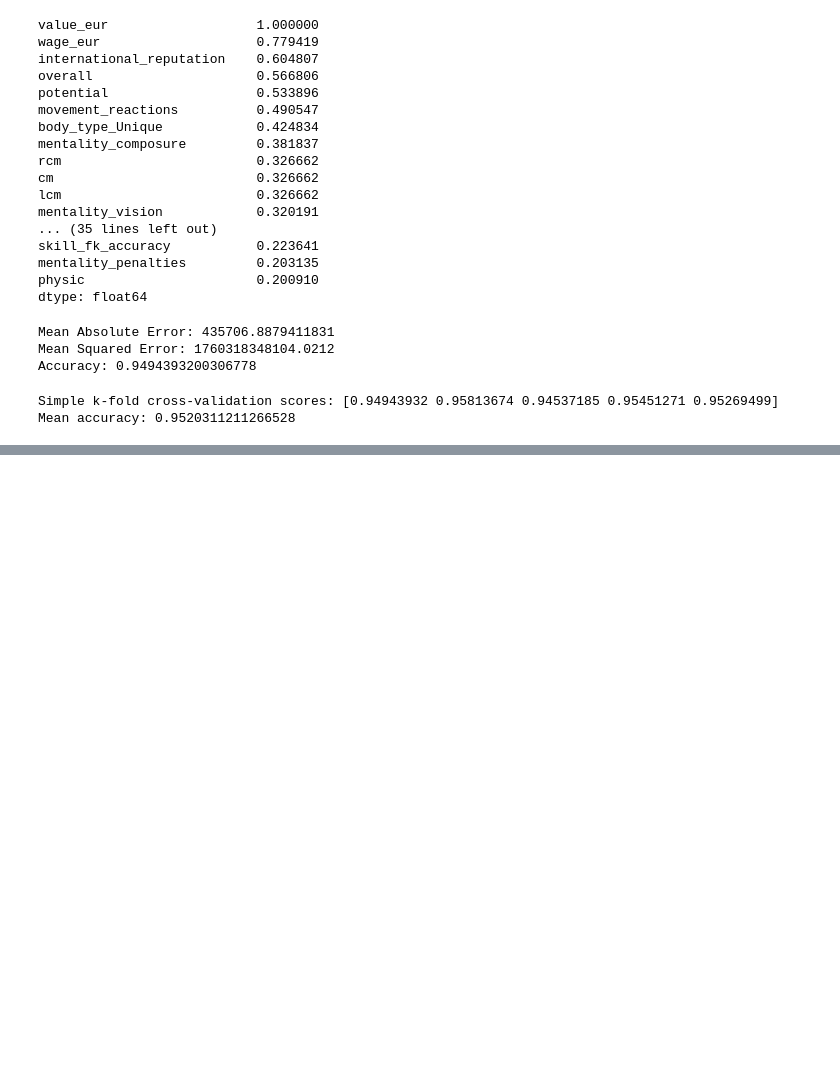
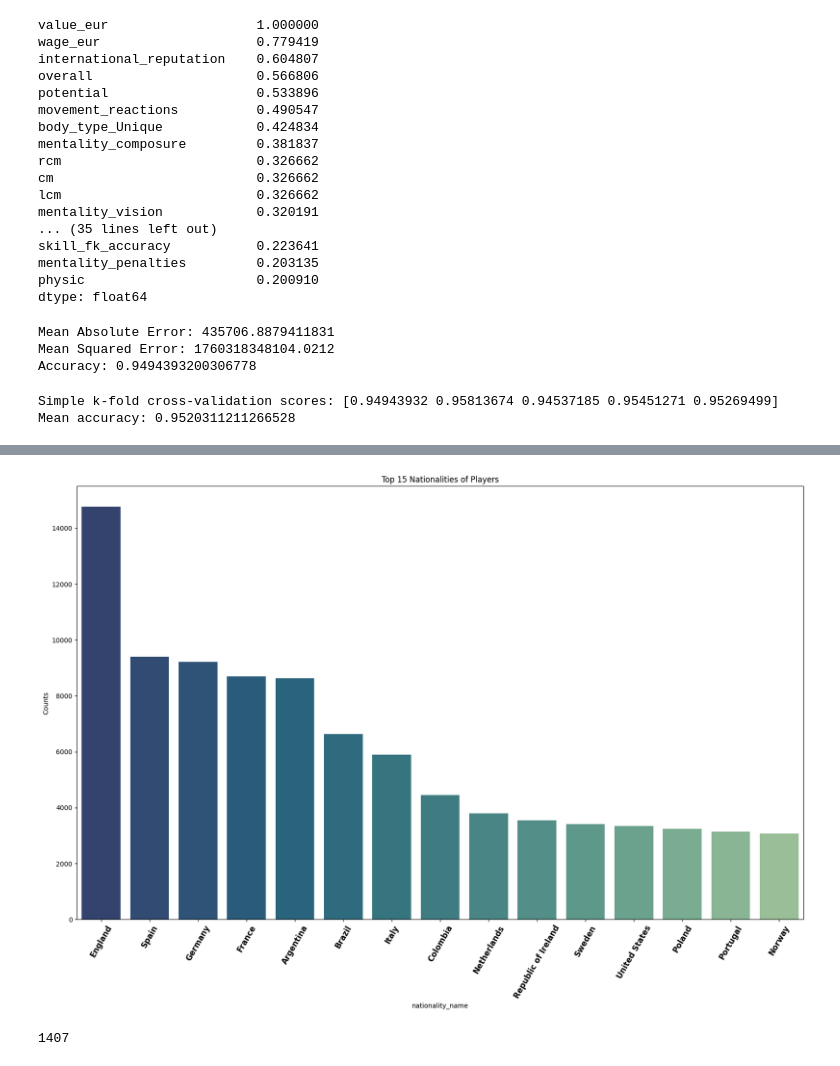
Before and after one commit to AliHashish/FIFA_Players_Analysis, a Jupyter notebook: BigData.ipynb, the cells around one changed output, grey strips where cells are left out. Drawn from its saved outputs; the diff is of its cells as text; code cells hidden in the pictures; blank space fills up the shorter version.

```diff
--- a/BigData.ipynb
+++ b/BigData.ipynb
@@ -557,0 +710,16 @@ print("Confusion Matrix:", conf_matrix)
+# %%
+nat_cnt=df.groupby('nationality_name').apply(lambda x:x['short_name'].count()).reset_index(name='Counts')
+nat_cnt.sort_values(by='Counts',ascending=False,inplace=True)
+top_15_nat_cnt=nat_cnt[:15]
+plt.figure(figsize=(20, 12))
+sns.barplot(x='nationality_name', y='Counts', data=top_15_nat_cnt, palette='crest_r')
+plt.title('Top 15 Nationalities of Players')
+plt.xticks(rotation=60, weight = 'bold', fontsize = 12)
+plt.show()
+# %% [output]
+[figure, added]
+# %%
+# count unique values in club_name
+len(df['club_name'].unique())
+# %% [output]
+1407
```
Also changed, not shown: parts of 22 cells of this notebook, 1 other file.
